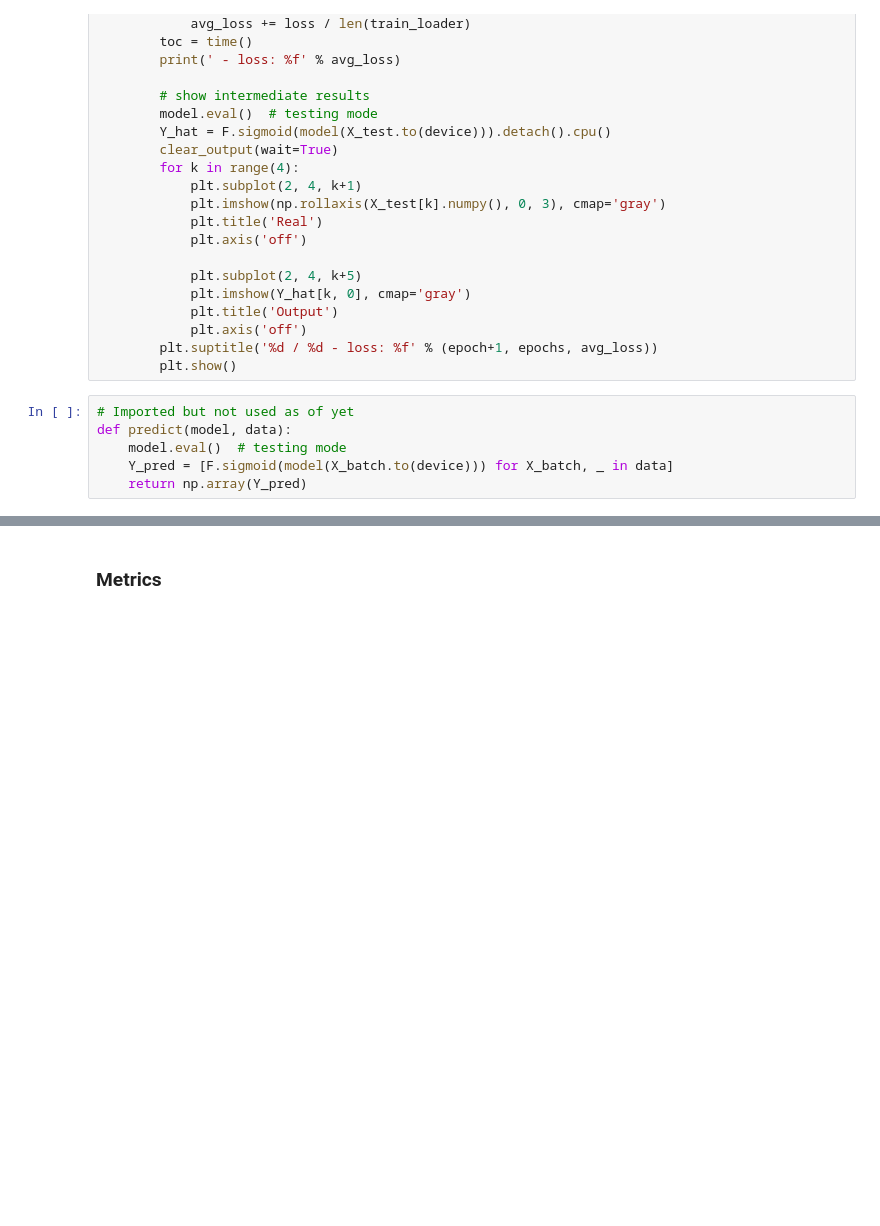
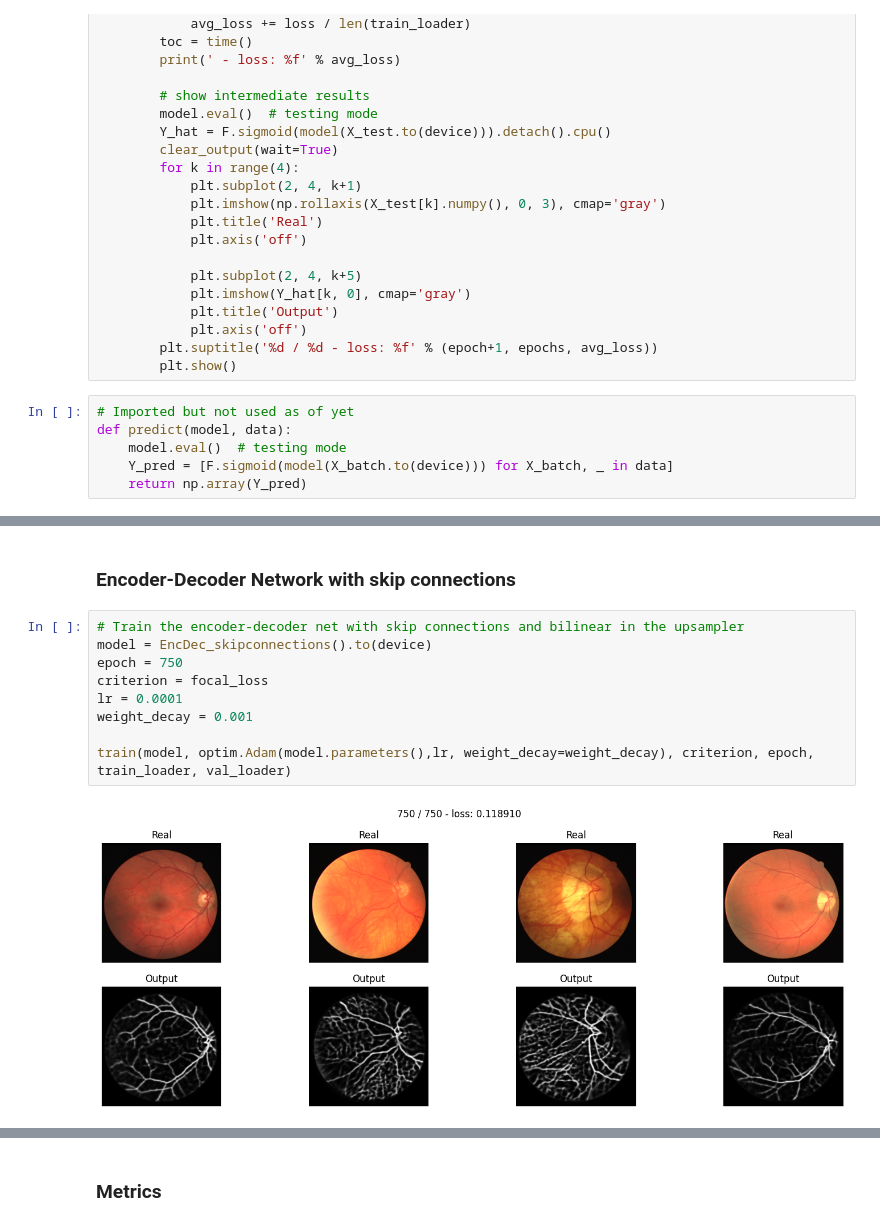
Before and after one commit to dedelstein/deepl_cv_p2, a Jupyter notebook: p2_notebook.ipynb, the cells around one changed output, grey strips where cells are left out. Cells and saved outputs as stored; diff of their text form; blank space fills up the shorter version.

```diff
--- a/p2_notebook.ipynb
+++ b/p2_notebook.ipynb
@@ -296,3 +369,16 @@ train(model, optim.Adam(model.parameters(),lr, weight_decay), criterion, epoch,
+# %% [markdown]
+### Encoder-Decoder Network with skip connections
+# %%
+# Train the encoder-decoder net with skip connections and bilinear in the upsampler
+model = EncDec_skipconnections().to(device)
+epoch = 750
+criterion = focal_loss
+lr = 0.0001
+weight_decay = 0.001
+
+train(model, optim.Adam(model.parameters(),lr, weight_decay=weight_decay), criterion, epoch, train_loader, val_loader)
+# %% [output]
+[figure, added]
 # %%
 summary(model, (3, 256, 256))
 # %% [output]
```
Also changed, not shown: parts of 6 cells of this notebook.
